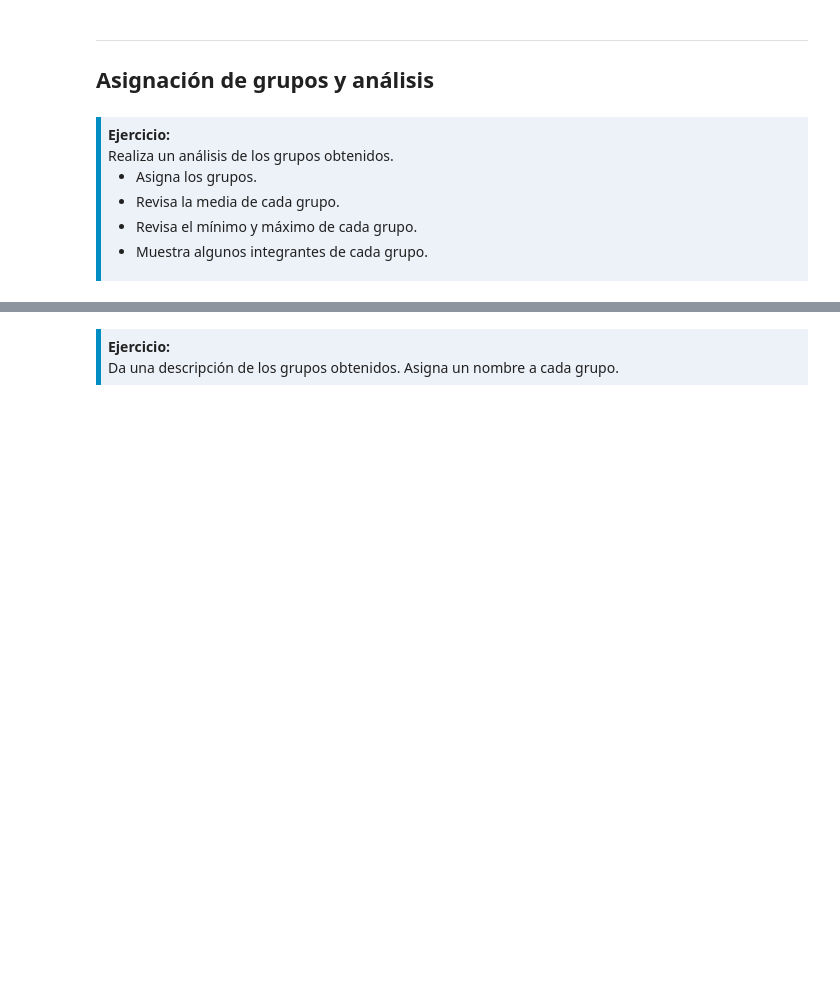
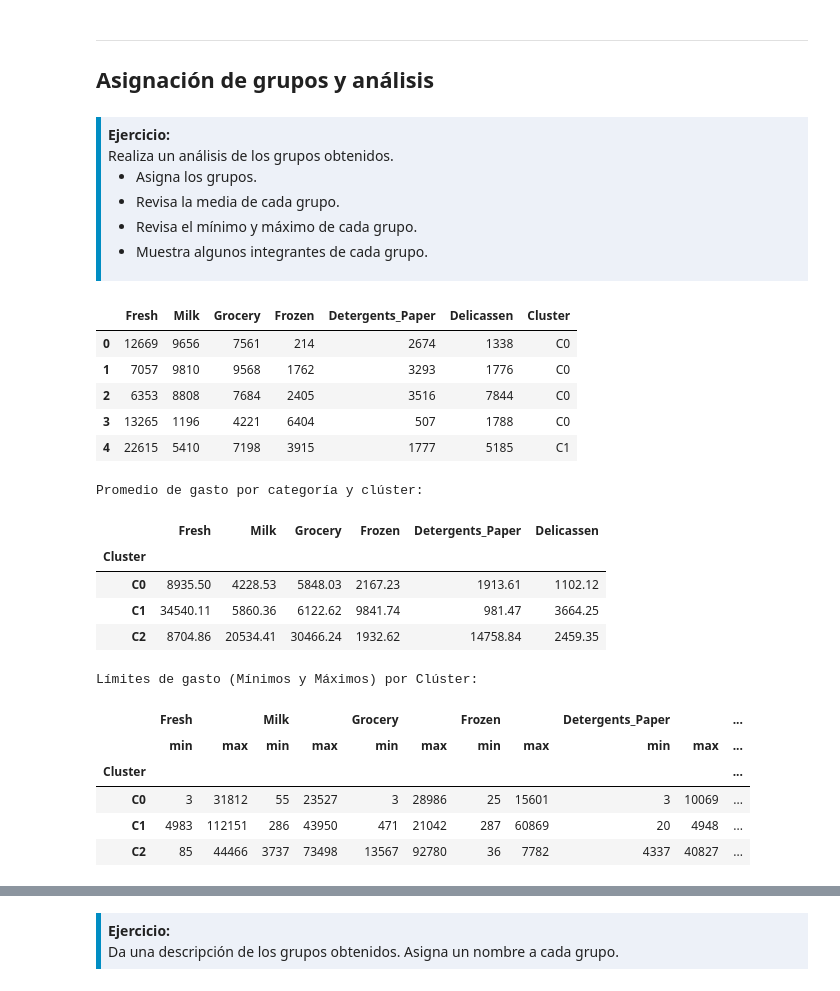
Before and after one commit to jennygn/Ejercicios, a Jupyter notebook: 4-Ejercicios/03-Agrupamiento-kMeans.ipynb, the cells around one changed output, grey strips where cells are left out. Cells and saved outputs as stored; diff of their text form; code cells hidden in the pictures; blank space fills up the shorter version.

```diff
--- a/4-Ejercicios/03-Agrupamiento-kMeans.ipynb
+++ b/4-Ejercicios/03-Agrupamiento-kMeans.ipynb
@@ -126,3 +144,47 @@ plt.plot(range(1, 10), inertia, marker='o')
   <li>Muestra algunos integrantes de cada grupo.</li>
 </ul>
 </div>
+# %%
+# Realizamos el agrupamiento
+modelo = KMeans(n_clusters=3, random_state=42)
+modelo.fit(X)
+
+# Asignamos las etiquetas
+labels = modelo.labels_
+
+# Agregar la información de clúster como C1, C2, C3, etc.
+data_products['Cluster'] = ['C' + str(c) for c in labels]
+
+# Revisar los primeros registros
+display(data_products.head())
+
+# Calcular la media de cada grupo
+medias_por_cluster = data_products.groupby('Cluster').mean()
+
+print("Promedio de gasto por categoría y clúster:")
+display(medias_por_cluster.round(2))
+# Calculamos el mínimo y el máximo para cada categoría de producto dentro de los clústeres
+min_max_grupos = data_products.groupby('Cluster').agg(['min', 'max'])
+
+print("Límites de gasto (Mínimos y Máximos) por Clúster:")
+display(min_max_grupos)
+# %% [output]
+|  | Fresh | Milk | Grocery | Frozen | Detergents_Paper | Delicassen | Cluster |
+| 0 | 12669 | 9656 | 7561 | 214 | 2674 | 1338 | C0 |
+| 1 | 7057 | 9810 | 9568 | 1762 | 3293 | 1776 | C0 |
+| 2 | 6353 | 8808 | 7684 | 2405 | 3516 | 7844 | C0 |
+| 3 | 13265 | 1196 | 4221 | 6404 | 507 | 1788 | C0 |
+| 4 | 22615 | 5410 | 7198 | 3915 | 1777 | 5185 | C1 |
+Promedio de gasto por categoría y clúster:
+|  | Fresh | Milk | Grocery | Frozen | Detergents_Paper | Delicassen |
+| Cluster |  |  |  |  |  |  |
+| C0 | 8935.50 | 4228.53 | 5848.03 | 2167.23 | 1913.61 | 1102.12 |
+| C1 | 34540.11 | 5860.36 | 6122.62 | 9841.74 | 981.47 | 3664.25 |
+| C2 | 8704.86 | 20534.41 | 30466.24 | 1932.62 | 14758.84 | 2459.35 |
+Límites de gasto (Mínimos y Máximos) por Clúster:
+|  | Fresh |  | Milk |  | Grocery |  | Frozen |  | Detergents_Paper |  | ... |
+|  | min | max | min | max | min | max | min | max | min | max | ... |
+| Cluster |  |  |  |  |  |  |  |  |  |  | ... |
+| C0 | 3 | 31812 | 55 | 23527 | 3 | 28986 | 25 | 15601 | 3 | 10069 | ... |
+| C1 | 4983 | 112151 | 286 | 43950 | 471 | 21042 | 287 | 60869 | 20 | 4948 | ... |
+| C2 | 85 | 44466 | 3737 | 73498 | 13567 | 92780 | 36 | 7782 | 4337 | 40827 | ... |
```
Also changed, not shown: parts of 8 cells of this notebook.
